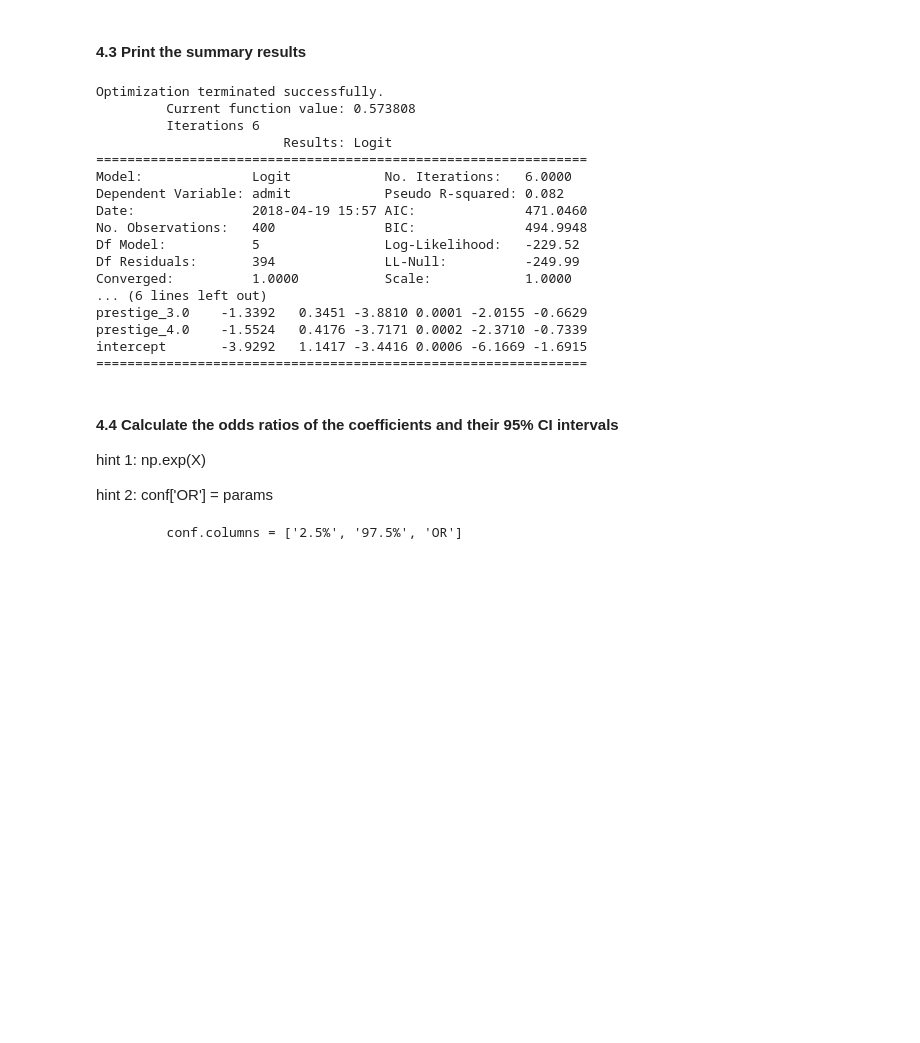
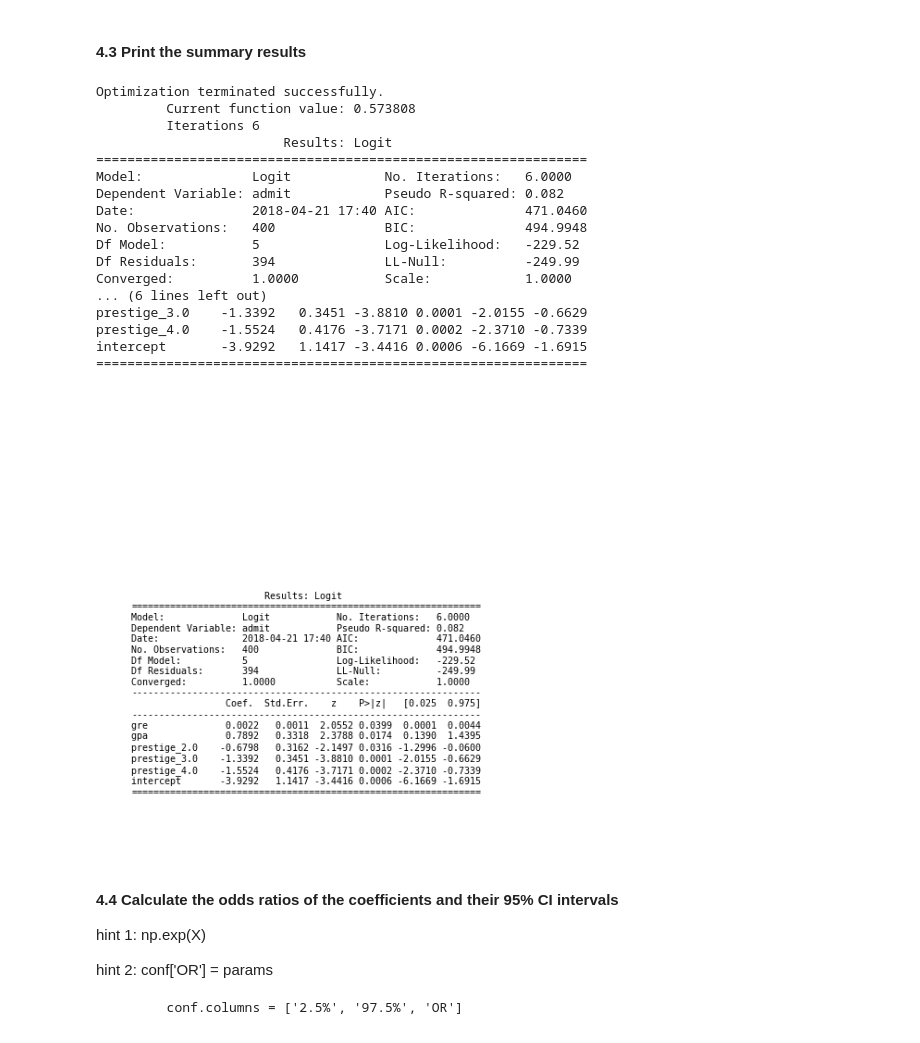
Before and after one commit to XiaoyingShu/GS-Homework, a Jupyter notebook: project3-xiaoyingshu.ipynb, the cells around one changed output. Drawn from its saved outputs; the diff is of its cells as text; code cells hidden in the pictures; blank space fills up the shorter version.

```diff
--- a/project3-xiaoyingshu.ipynb
+++ b/project3-xiaoyingshu.ipynb
@@ -238,27 +238,37 @@ print(df.admit.mean())
 0.3175
 # %% [markdown]
 #### 4.3 Print the summary results
-# %%
-result=logit.fit()
-print(result.summary2())
-# %% [output]
-Optimization terminated successfully.
-         Current function value: 0.573808
-         Iterations 6
-                        Results: Logit
-===============================================================
-Model:              Logit            No. Iterations:   6.0000
-Dependent Variable: admit            Pseudo R-squared: 0.082
-Date:               2018-04-19 15:57 AIC:              471.0460
-No. Observations:   400              BIC:              494.9948
-Df Model:           5                Log-Likelihood:   -229.52
-Df Residuals:       394              LL-Null:          -249.99
-Converged:          1.0000           Scale:            1.0000
-... (6 lines left out)
-prestige_3.0    -1.3392   0.3451 -3.8810 0.0001 -2.0155 -0.6629
-prestige_4.0    -1.5524   0.4176 -3.7171 0.0002 -2.3710 -0.7339
-intercept       -3.9292   1.1417 -3.4416 0.0006 -6.1669 -1.6915
-===============================================================
+# %%
+result=logit.fit()
+print(result.summary2())
+data['proba'] = result.predict(data[trans_cols])
+
+import matplotlib.pyplot as plt
+plt.rc('figure', figsize=(12, 7))
+#plt.text(0.01, 0.05, str(model.summary()), {'fontsize': 12}) old approach
+plt.text(0.01, 0.05, str(result.summary2()), {'fontsize': 10}, fontproperties = 'monospace') # approach improved by OP -> monospace!
+plt.axis('off')
+plt.tight_layout()
+plt.savefig('output.png',figsize=(25, 25))
+# %% [output]
+Optimization terminated successfully.
+         Current function value: 0.573808
+         Iterations 6
+                        Results: Logit
+===============================================================
+Model:              Logit            No. Iterations:   6.0000
+Dependent Variable: admit            Pseudo R-squared: 0.082
+Date:               2018-04-21 17:40 AIC:              471.0460
+No. Observations:   400              BIC:              494.9948
+Df Model:           5                Log-Likelihood:   -229.52
+Df Residuals:       394              LL-Null:          -249.99
+Converged:          1.0000           Scale:            1.0000
+... (6 lines left out)
+prestige_3.0    -1.3392   0.3451 -3.8810 0.0001 -2.0155 -0.6629
+prestige_4.0    -1.5524   0.4176 -3.7171 0.0002 -2.3710 -0.7339
+intercept       -3.9292   1.1417 -3.4416 0.0006 -6.1669 -1.6915
+===============================================================
+[figure, added]
 # %% [markdown]
 #### 4.4 Calculate the odds ratios of the coefficients and their 95% CI intervals
 
```
Also changed, not shown: parts of 6 cells of this notebook.
